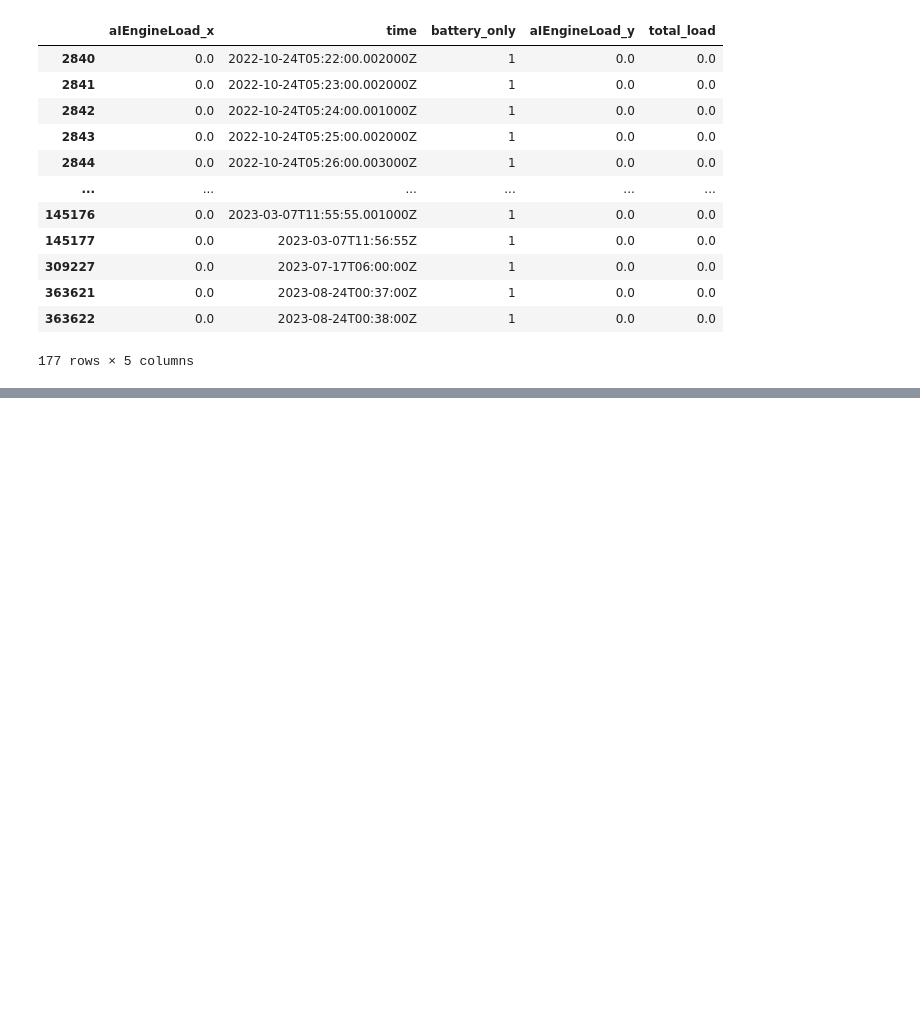
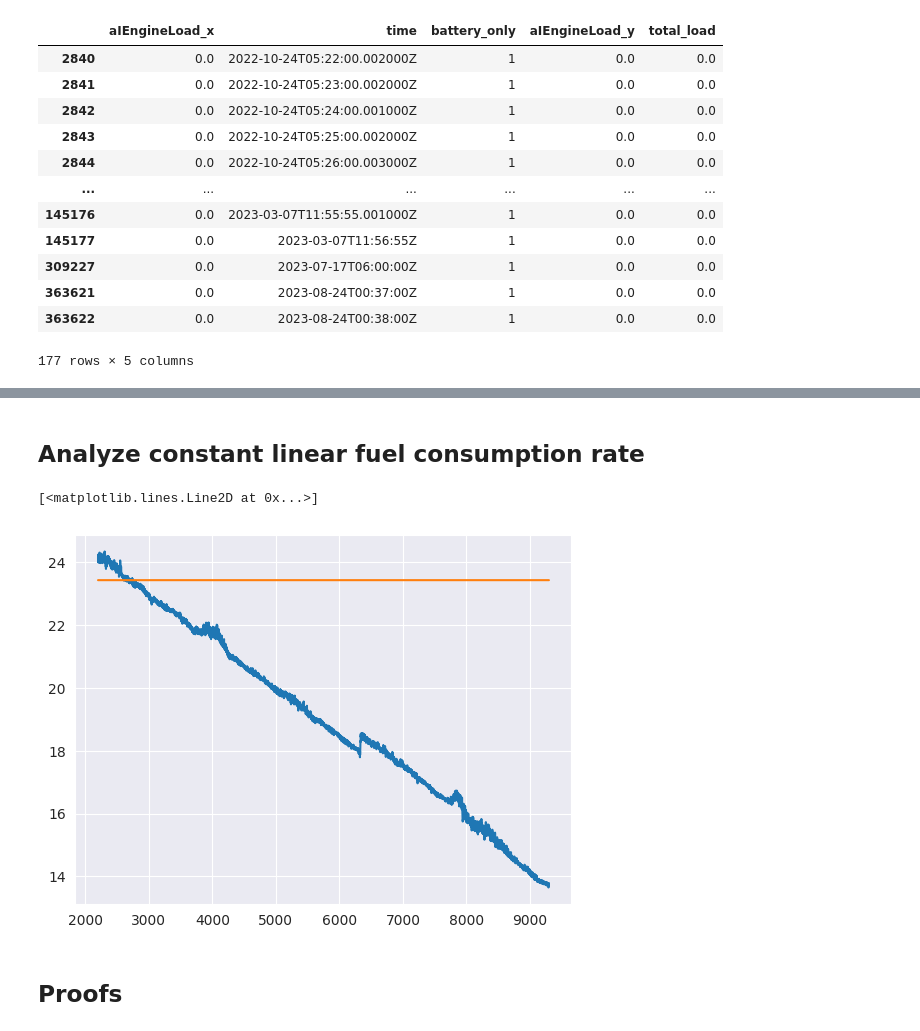
Before and after one commit to danjhk/battery_AD, a Jupyter notebook: eda_UIPA.ipynb, the cells around one changed output, grey strips where cells are left out. Saved outputs shown, nothing was run; the diff lists cells and outputs as text; code cells hidden in the pictures; blank space fills up the shorter version.

```diff
--- a/eda_UIPA.ipynb
+++ b/eda_UIPA.ipynb
@@ -114,0 +224,14 @@ merged_df[merged_df["battery_only"]==1][merged_df[merged_df["battery_only"]==1][
+# %% [markdown]
+## Analyze constant linear fuel consumption rate
+# %%
+noise_start_point = 2200
+noise_end_point = 9300
+fuel_data = engine_and_fuel_df["total_vol"][noise_start_point:noise_end_point]
+load_data = engine_and_fuel_df["total_load"][noise_start_point:noise_end_point]
+(fuel_data).plot()
+plt.plot(load_data.index, np.ones(load_data.shape)*load_data.mean()/10)
+# %% [output]
+[<matplotlib.lines.Line2D at 0x...>]
+[figure, added]
+# %% [markdown]
+## Proofs
```
Also changed, not shown: parts of 64 cells of this notebook, 1 other file.
